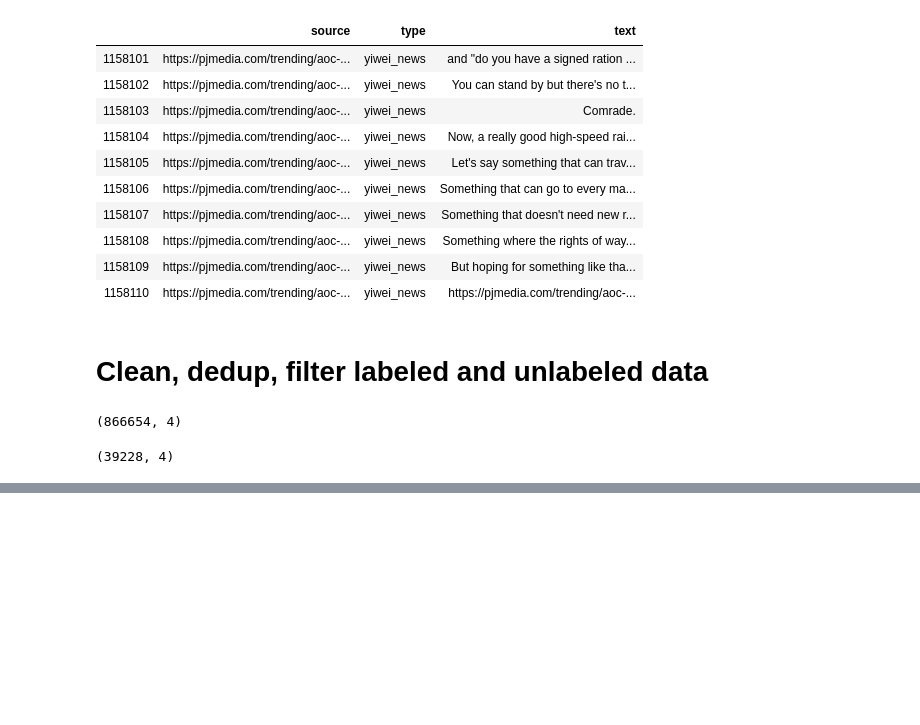
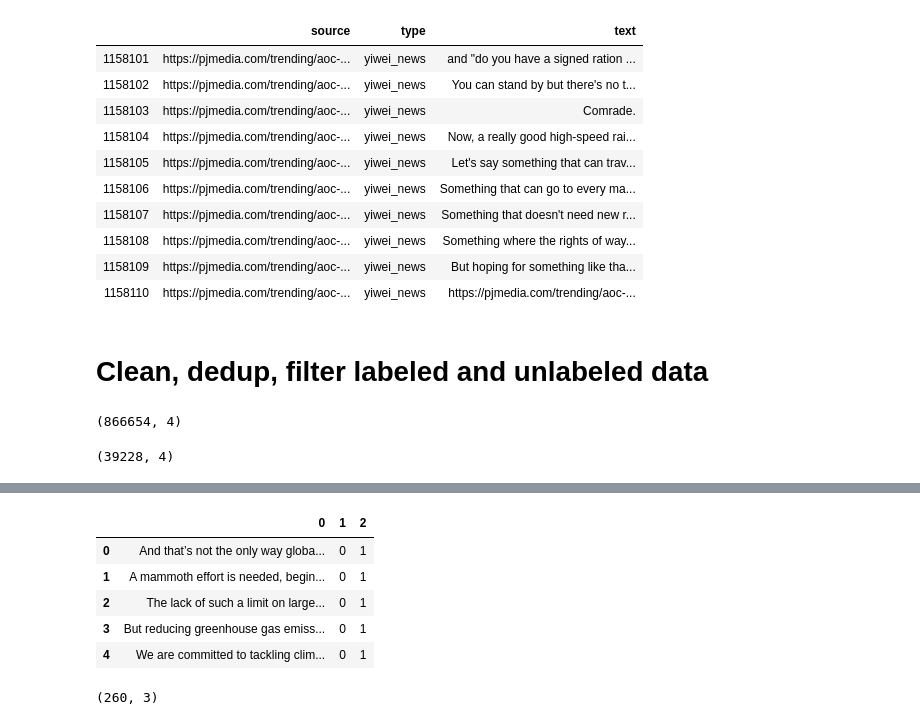
Before and after one commit to yiweiluo/GWStance, a Jupyter notebook: cc_stance/data_creation/Data_creation.ipynb, the cells around one changed output, grey strips where cells are left out. Drawn from its saved outputs; the diff is of its cells as text; code cells hidden in the pictures; blank space fills up the shorter version.

```diff
--- a/cc_stance/data_creation/Data_creation.ipynb
+++ b/cc_stance/data_creation/Data_creation.ipynb
@@ -1452,0 +2080,14 @@ os.getcwd()
+# %%
+test_ = pd.read_csv('./scripts/save/vanilla/test.tsv',sep='\t',header=None)
+test_.head()
+# %% [output]
+|  | 0 | 1 | 2 |
+| 0 | And that’s not the only way globa... | 0 | 1 |
+| 1 | A mammoth effort is needed, begin... | 0 | 1 |
+| 2 | The lack of such a limit on large... | 0 | 1 |
+| 3 | But reducing greenhouse gas emiss... | 0 | 1 |
+| 4 | We are committed to tackling clim... | 0 | 1 |
+# %%
+test_.shape
+# %% [output]
+(260, 3)
```
Also changed, not shown: parts of 132 cells of this notebook, 5 other files.
